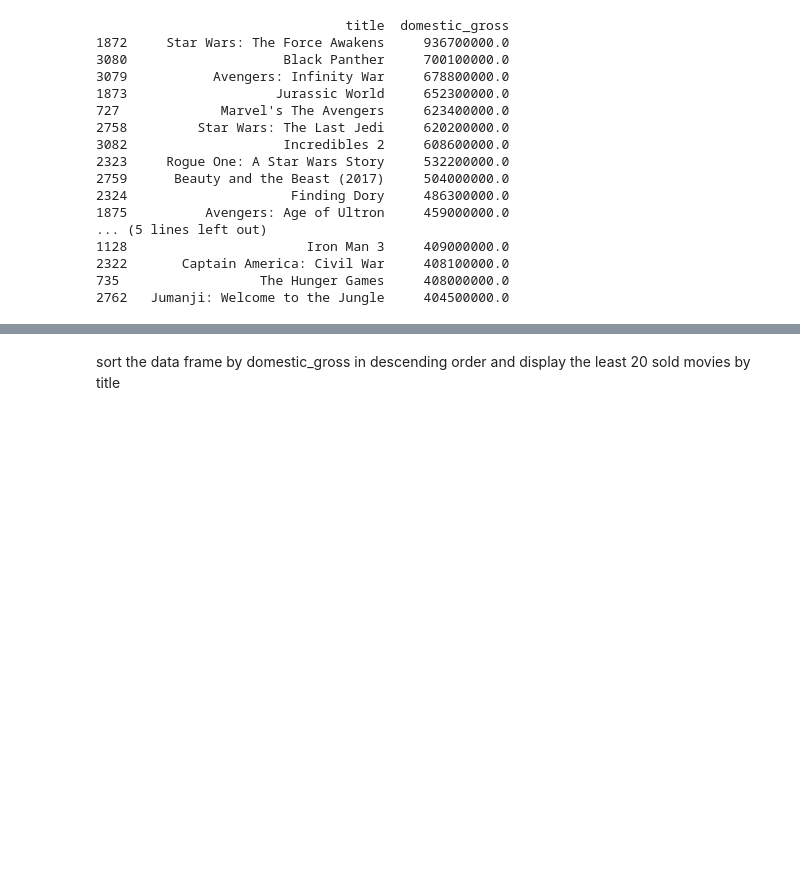
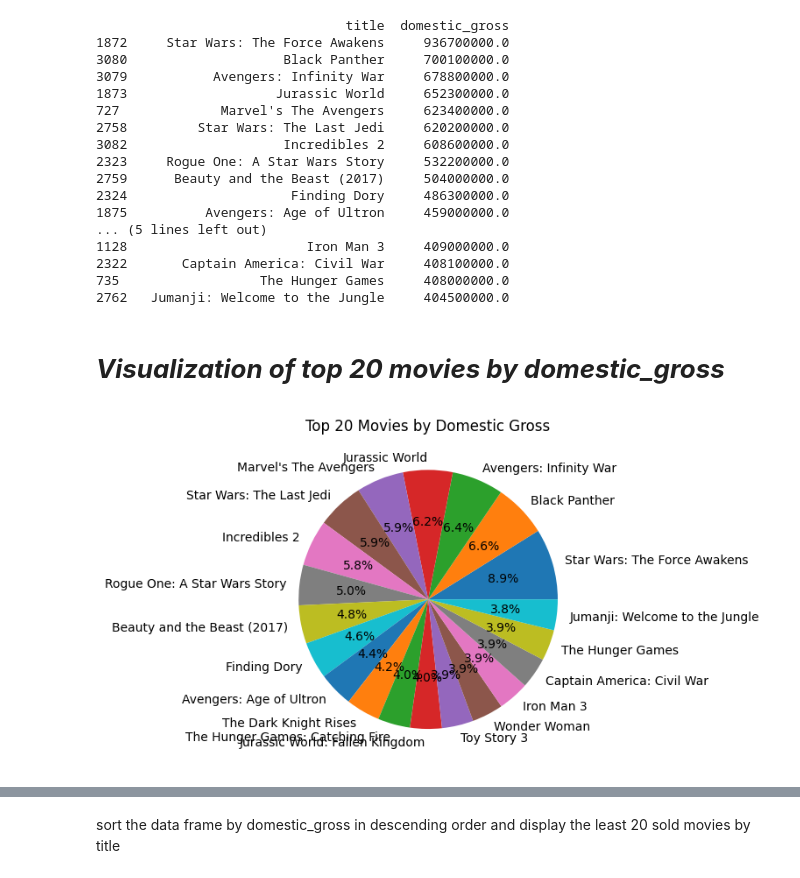
Before and after one commit to learn-co-curriculum/dsc-data-serialization-lab, a Jupyter notebook: Copy_of_Phase_1_Project_Sgathai_PRT3_Noah_Kandie.ipynb, the cells around one changed output, grey strips where cells are left out. Cells and saved outputs as stored; diff of their text form; code cells hidden in the pictures; blank space fills up the shorter version.

```diff
--- a/Copy_of_Phase_1_Project_Sgathai_PRT3_Noah_Kandie.ipynb
+++ b/Copy_of_Phase_1_Project_Sgathai_PRT3_Noah_Kandie.ipynb
@@ -371,3 +379,17 @@ print(top_20_performance_by_domestic_gross[['title', 'domestic_gross']])
 2322       Captain America: Civil War     408100000.0
 735                  The Hunger Games     408000000.0
 2762   Jumanji: Welcome to the Jungle     404500000.0
+# %% [markdown]
+# ***Visualization of top 20 movies by domestic_gross***
+# %%
+#Wk 13(b)
+import matplotlib.pyplot as plt
+top_20_performance_by_domestic_gross = data_set_1_bom_df.sort_values(by='domestic_gross', ascending=False).head(20)
+titles = top_20_performance_by_domestic_gross['title']
+domestic_gross_values = top_20_performance_by_domestic_gross['domestic_gross']
+fig, ax = plt.subplots()
+ax.pie(domestic_gross_values, labels=titles, autopct='%1.1f%%')
+ax.set_title('Top 20 Movies by Domestic Gross')
+plt.show()
+# %% [output]
+[figure, added]
```
Also changed, not shown: parts of 80 cells of this notebook.
